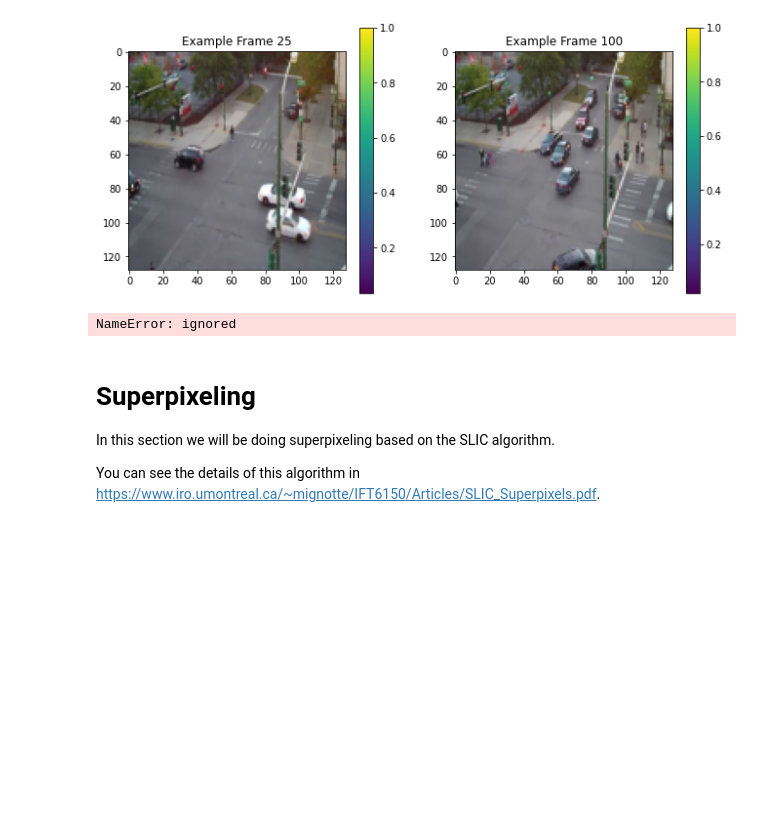
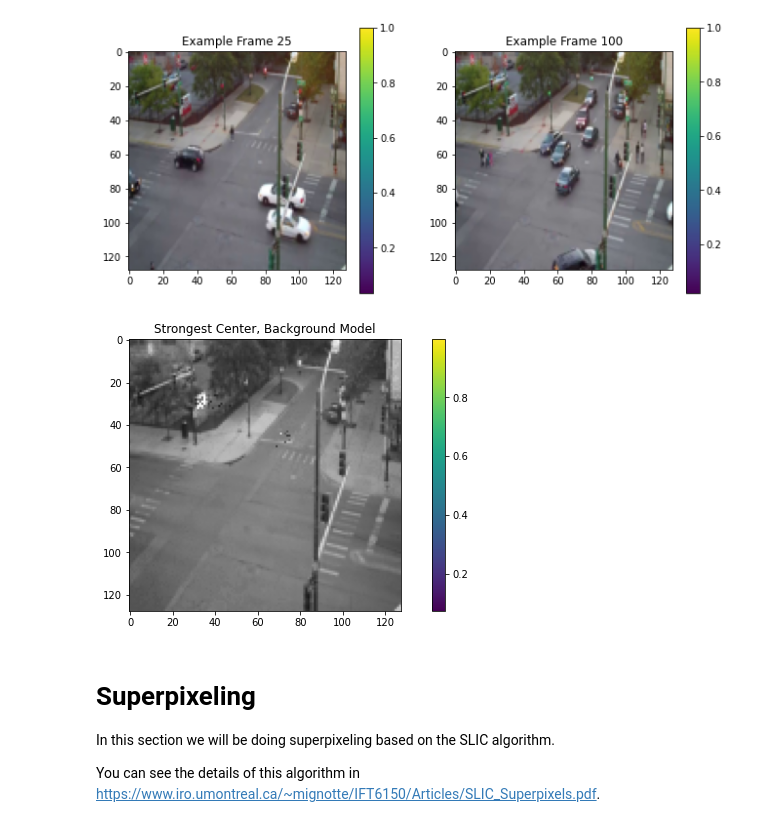
Before and after one commit to bhavanvir/ECE-471, a Jupyter notebook: ECE471_536_Assignment_3/A3_ECE_471_536_Spring_2023.ipynb, the cells around one changed output. Drawn from its saved outputs; the diff is of its cells as text; code cells hidden in the pictures; blank space fills up the shorter version.

Commit message:
Strongest Center, Background Model is correct, but is grayscale for some reason.

```diff
--- a/ECE471_536_Assignment_3/A3_ECE_471_536_Spring_2023.ipynb
+++ b/ECE471_536_Assignment_3/A3_ECE_471_536_Spring_2023.ipynb
@@ -202,21 +210,28 @@ means, covariances, weights, models = gaussian_mixture_model(frames,5)
 # %%
 def generate_nominal_images(means, covariances, weights, n_components):
   # ~~~~~~~START TODO~~~~~~~~~
   # (10 points): Generate the expected background based on your calculated means, covariances and weights.
   # The background image should contain the values of the centerpoint of the strongest Gaussian component
   # of the GMM of a particular pixel.
   # Source: https://medium.com/@prantiksen4/background-extraction-from-videos-using-gaussian-mixture-models-6e11d743f932
+  h, w, c, _ = means.shape
+  strongest_center = np.zeros((h, w, 3))
 
+  for i in range(h):
+    for j in range(w):
+      strongestComp = np.argmax(weights[i, j, :, :])
+      centerPoint = means[i, j, :, strongestComp]
+      strongest_center[i, j, :] = centerPoint
   # ~~~~~~~~END TODO~~~~~~~~~~
   return strongest_center
 
 strongest_center = generate_nominal_images(means, covariances, weights, 5)
 
 plt.figure(figsize = (11,5))
 plt.subplot(1, 1, 1)
 plt = pltImg(strongest_center,title="Strongest Center, Background Model", ori='vertical')
 # %% [output]
-NameError: ignored
+[figure, added]
 # %%
 def segment_image_foreground(image, models, threshold):
   # ~~~~~~~START TODO~~~~~~~~~
```
Also changed, not shown: parts of 3 cells of this notebook.
